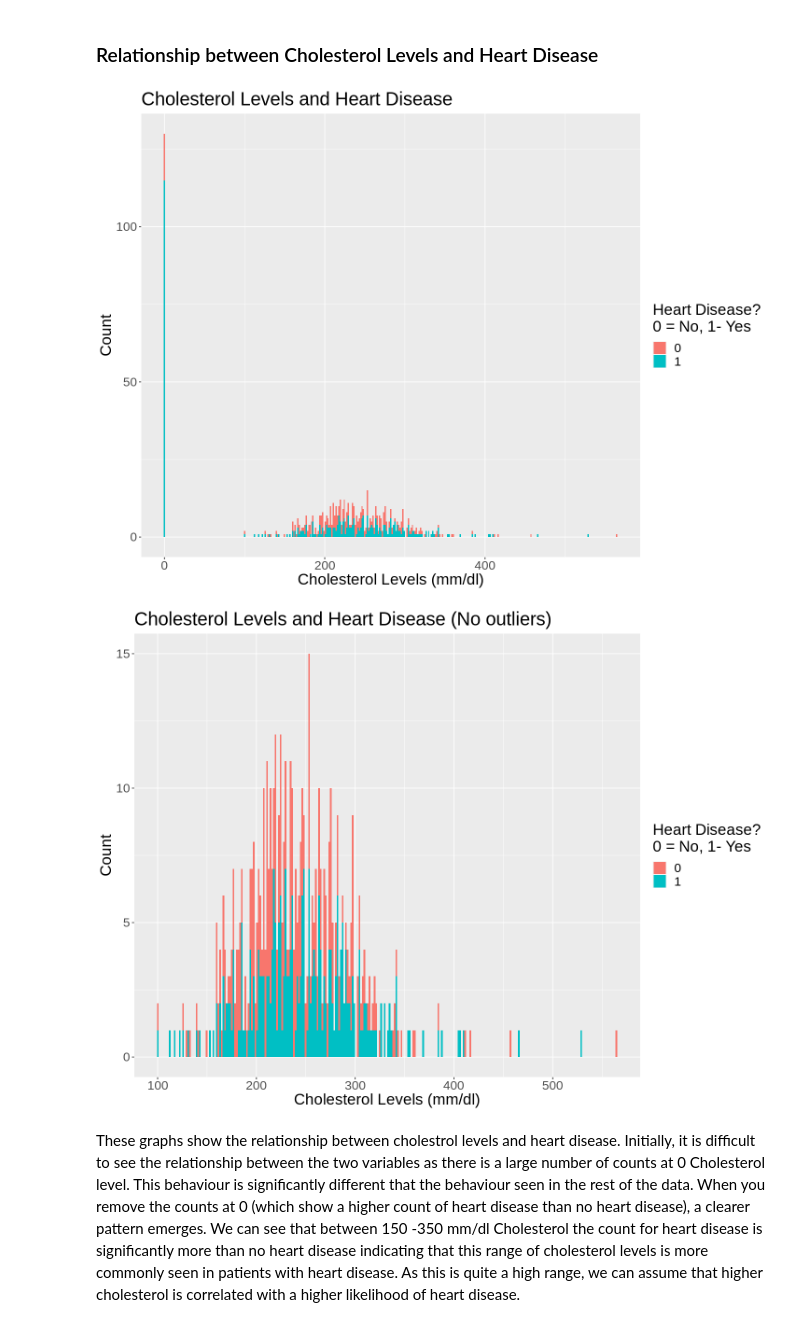
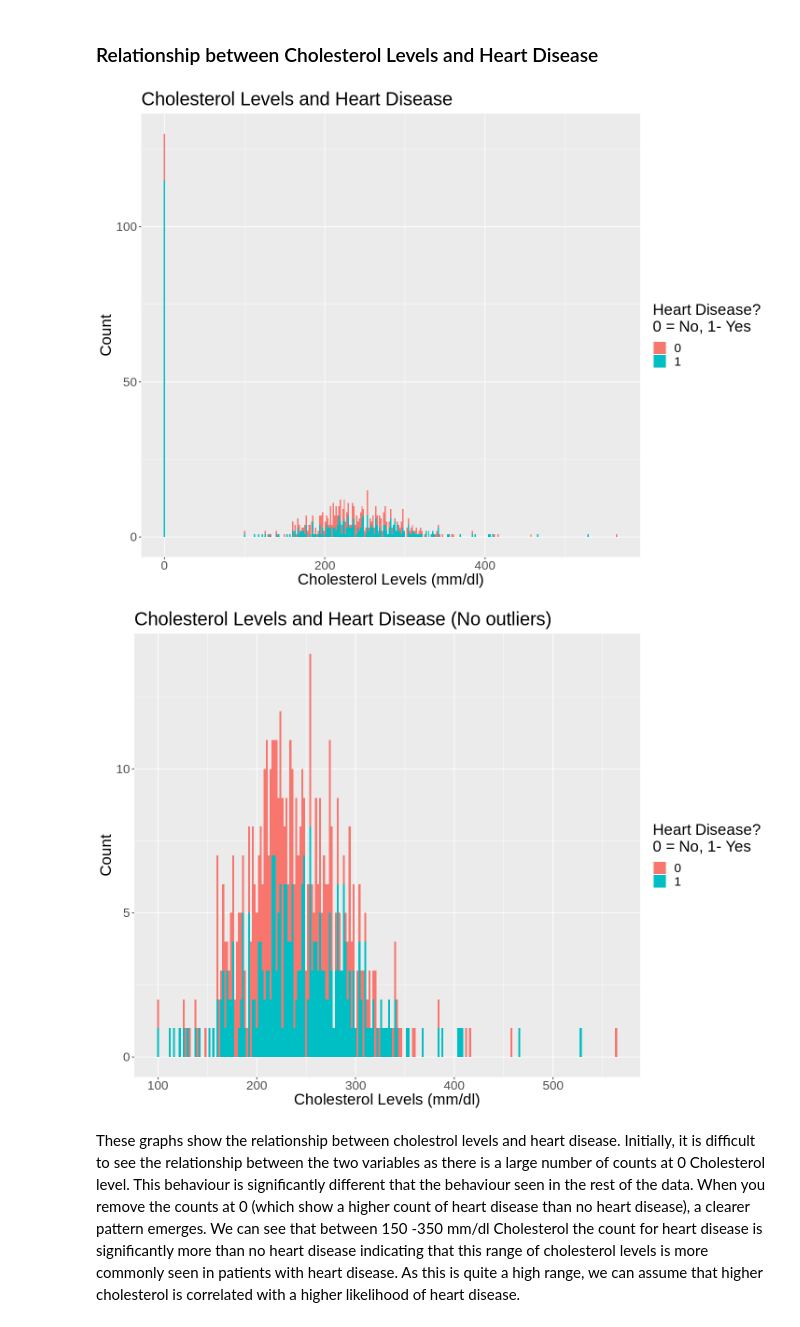
Before and after one commit to sara2815/Heart-Attack-Analysis, a Jupyter notebook: Group-43-Project.ipynb, the cells around one changed output. Saved outputs shown, nothing was run; the diff lists cells and outputs as text; code cells hidden in the pictures.

```diff
--- a/Group-43-Project.ipynb
+++ b/Group-43-Project.ipynb
@@ -238,30 +252,30 @@ agevscholesterol_plot
 # %%
 options(repr.plot.width = 12, repr.plot.height = 9)
 
 cholesterol_plot <- heart_train |>
     ggplot(aes(x = cholesterol, fill = heart_disease)) +
     geom_histogram(binwidth = 1.7)+
     labs(x = "Cholesterol Levels (mm/dl)", fill = "Heart Disease?
 0 = No, 1- Yes " , y = "Count") +
     ggtitle("Cholesterol Levels and Heart Disease") +
     theme(text = element_text(size=20))
 
 cholesterol_plot
 
 heart_train_nooutliers <- heart_train |>
 filter (cholesterol > 0)
 
 cholesterol_plot_2 <- heart_train_nooutliers |>
     ggplot(aes(x = cholesterol, fill = heart_disease)) +
-    geom_histogram(binwidth = 1.7)+
+    geom_histogram(binwidth = 2.0)+
     labs(x = "Cholesterol Levels (mm/dl)", fill = "Heart Disease?
 0 = No, 1- Yes " , y = "Count") +
     ggtitle("Cholesterol Levels and Heart Disease (No outliers)") +
     theme(text = element_text(size=20))
 
 cholesterol_plot_2
 # %% [output]
 [figure]
-[figure, old version]
+[figure, new version]
 # %% [markdown]
 These graphs show the relationship between cholestrol levels and heart disease. Initially, it is difficult to see the relationship between the two variables as there is a large number of counts at 0 Cholesterol level. This behaviour is significantly different that the behaviour seen in the rest of the data. When you remove the counts at 0 (which show a higher count of heart disease than no heart disease), a clearer pattern emerges. We can see that between 150 -350 mm/dl Cholesterol the count for heart disease is significantly more than no heart disease indicating that this range of cholesterol levels is more commonly seen in patients with heart disease. As this is quite a high range, we can assume that higher cholesterol is correlated with a higher likelihood of heart disease.
```
Also changed, not shown: parts of 33 cells of this notebook.
